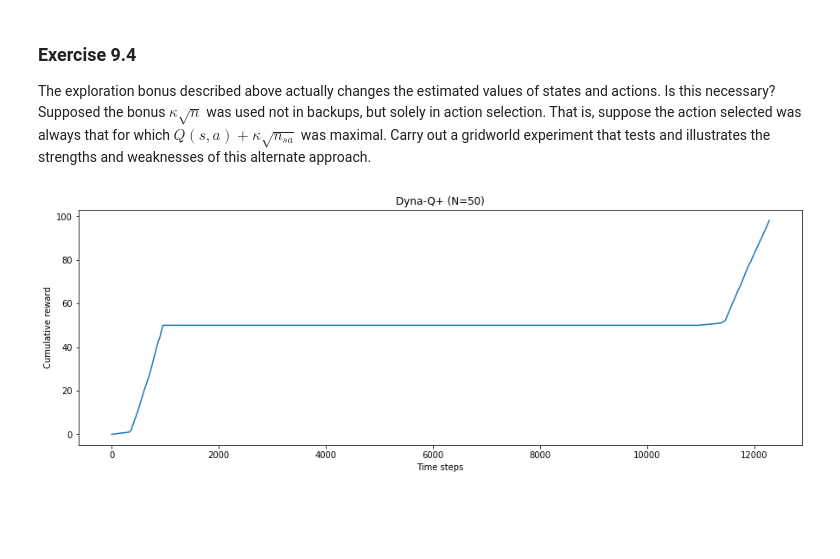
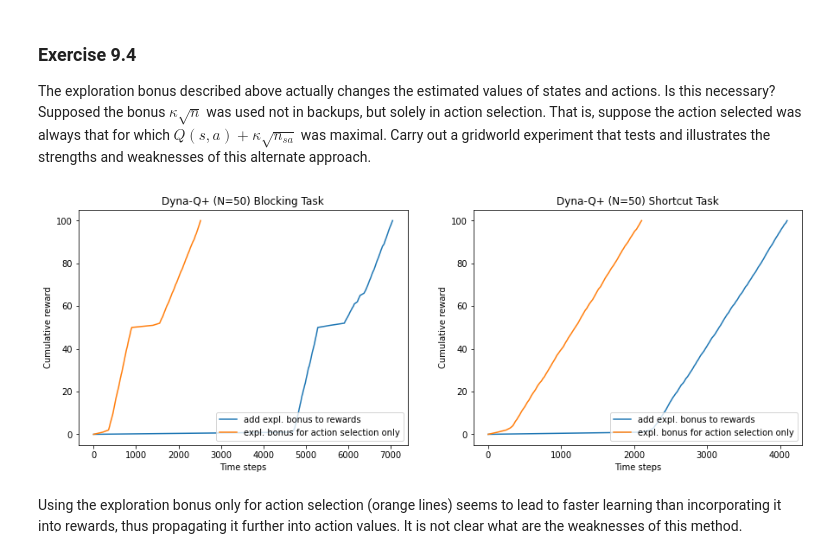
Before and after one commit to pacalab/rl_sutton_barto, a Jupyter notebook: Chapter_9/Chapter_9.ipynb, the cells around one changed output. Drawn from its saved outputs; the diff is of its cells as text; code cells hidden in the pictures; blank space fills up the shorter version.

Commit message:
exercises 9.4, 9.5 (completed) and 9.6 (started)

```diff
--- a/Chapter_9/Chapter_9.ipynb
+++ b/Chapter_9/Chapter_9.ipynb
@@ -69,7 +69,7 @@ class Action:
 
 
 class GridWorld:
-    def __init__(self, rows, cols, inner_walls, start, goal):
+    def __init__(self, rows, cols, inner_walls, start: State, goal: State):
         self.rows = rows
         self.cols = cols
         self.walls = inner_walls  # a set of States
@@ -84,7 +84,7 @@ class GridWorld:
         self.goal = goal
 
     @property
-    def is_terminal(self):
+    def is_terminal(self) -> bool:
         return self.state == self.goal
 
     def legal_actions(self, s: State = None):
@@ -275,9 +361,38 @@ T_list, R_list = agent.train_controller(episodes=50, N=50)
-# %%
-fig, ax = plt.subplots(nrows=1, ncols=1, figsize=(15, 5))
-ax.plot(list(accumulate(T_list)), list(accumulate(R_list)))
-ax.set_xlabel('Time steps')
-ax.set_ylabel('Cumulative reward')
-ax.set_title('Dyna-Q+ (N=50)')
-plt.show()
-# %% [output]
-[figure, removed]
+# %%
+# Blocking task
+# add exploration bonus to rewards, thus propagating them into action values
+agent = DynaAgent(gamma=0.95, exploration_k=0.001)
+T_list1, R_list1 = agent.train_controller_blocking_task(episodes=50, N=50, include_exploration_bonus=True)
+
+# use exploration bonus just for action selection, but keep rewards and action values unaltered
+agent = DynaAgent(gamma=0.95, exploration_k=0.001)
+T_list2, R_list2 = agent.train_controller_blocking_task(episodes=50, N=50, include_exploration_bonus=False)
+
+# Shortcut task
+# add exploration bonus to rewards, thus propagating them into action values
+agent = DynaAgent(gamma=0.95, exploration_k=0.001)
+T_list3, R_list3 = agent.train_controller_shortcut_task(episodes=50, N=50, include_exploration_bonus=True)
+
+# use exploration bonus just for action selection, but keep rewards and action values unaltered
+agent = DynaAgent(gamma=0.95, exploration_k=0.001)
+T_list4, R_list4 = agent.train_controller_shortcut_task(episodes=50, N=50, include_exploration_bonus=False)
+# %%
+fig, ax = plt.subplots(nrows=1, ncols=2, figsize=(15, 5))
+ax[0].plot(T_list1, list(accumulate(R_list1)), label='add expl. bonus to rewards')
+ax[0].plot(T_list2, list(accumulate(R_list2)), label='expl. bonus for action selection only')
+ax[0].set_xlabel('Time steps')
+ax[0].set_ylabel('Cumulative reward')
+ax[0].set_title('Dyna-Q+ (N=50) Blocking Task')
+ax[0].legend()
+
+ax[1].plot(T_list3, list(accumulate(R_list3)), label='add expl. bonus to rewards')
+ax[1].plot(T_list4, list(accumulate(R_list4)), label='expl. bonus for action selection only')
+ax[1].set_xlabel('Time steps')
+ax[1].set_ylabel('Cumulative reward')
+ax[1].set_title('Dyna-Q+ (N=50) Shortcut Task')
+ax[1].legend()
+plt.show()
+# %% [output]
+[figure, added]
+# %% [markdown]
+Using the exploration bonus only for action selection (orange lines) seems to lead to faster learning than incorporating it into rewards, thus propagating it further into action values. It is not clear what are the weaknesses of this method.
```
Also changed, not shown: parts of 5 cells of this notebook.
